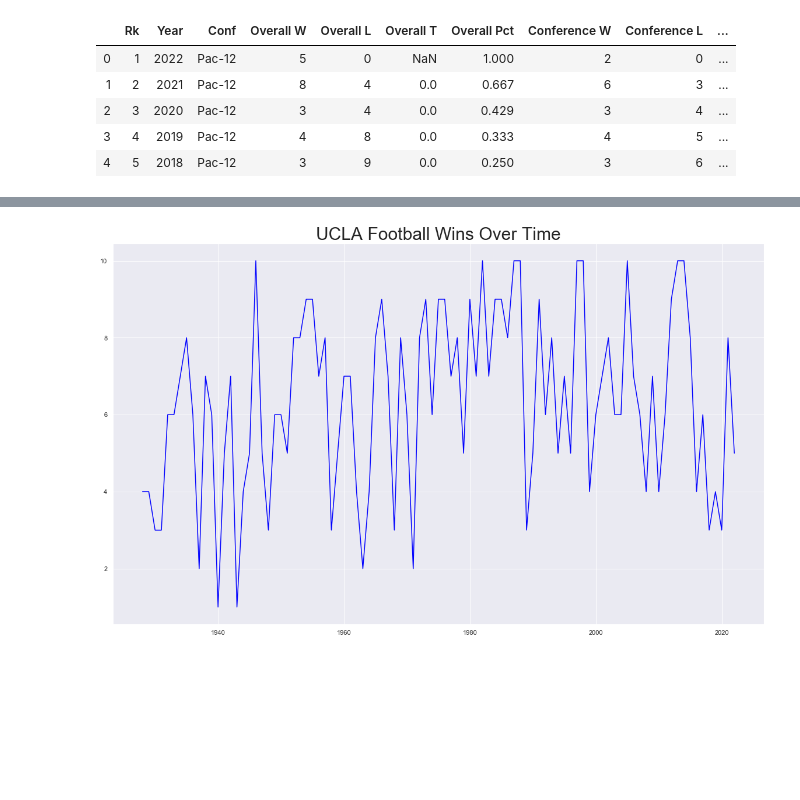
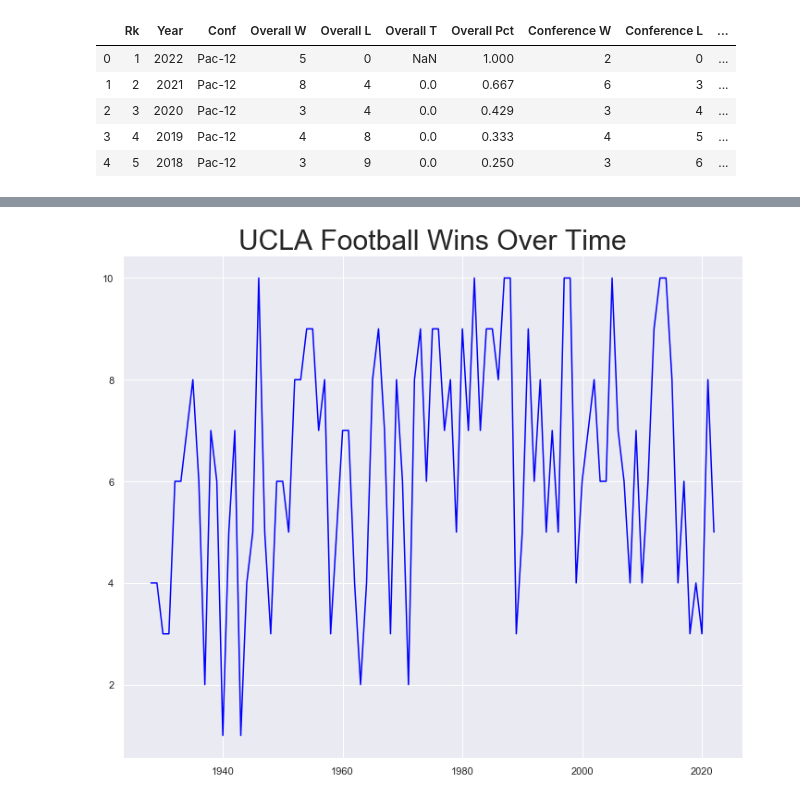
Before and after one commit to JoeFregault/Los-Angeles-College-Football-vs-NFL, a Jupyter notebook: Loading in CFB & NFL Data.ipynb, the cells around one changed output, grey strips where cells are left out. Saved outputs shown, nothing was run; the diff lists cells and outputs as text; code cells hidden in the pictures; blank space fills up the shorter version.

Commit message:
working on a comparison graph

```diff
--- a/Loading in CFB & NFL Data.ipynb
+++ b/Loading in CFB & NFL Data.ipynb
@@ -35,9 +35,9 @@ usc_data.head(5)
 # %%
 # Setting a large size for future plots
-sns.set(rc = {'figure.figsize':(20,12)})
+sns.set(rc = {'figure.figsize':(12,10)})
 # %%
 wins = ucla_data['Overall W'].values
-ucla_graph = sns.lineplot(ucla_data['Year'].values, wins,  color= 'blue').set_title("UCLA Football Wins Over Time",
+ucla_linegraph = sns.lineplot(ucla_data['Year'].values, wins,  color= 'blue').set_title("UCLA Football Wins Over Time",
                                                                                    fontsize=30)
 # %% [output]
-[figure, old version]
+[figure, new version]
```
Also changed, not shown: parts of 7 cells of this notebook, 1 other file.
